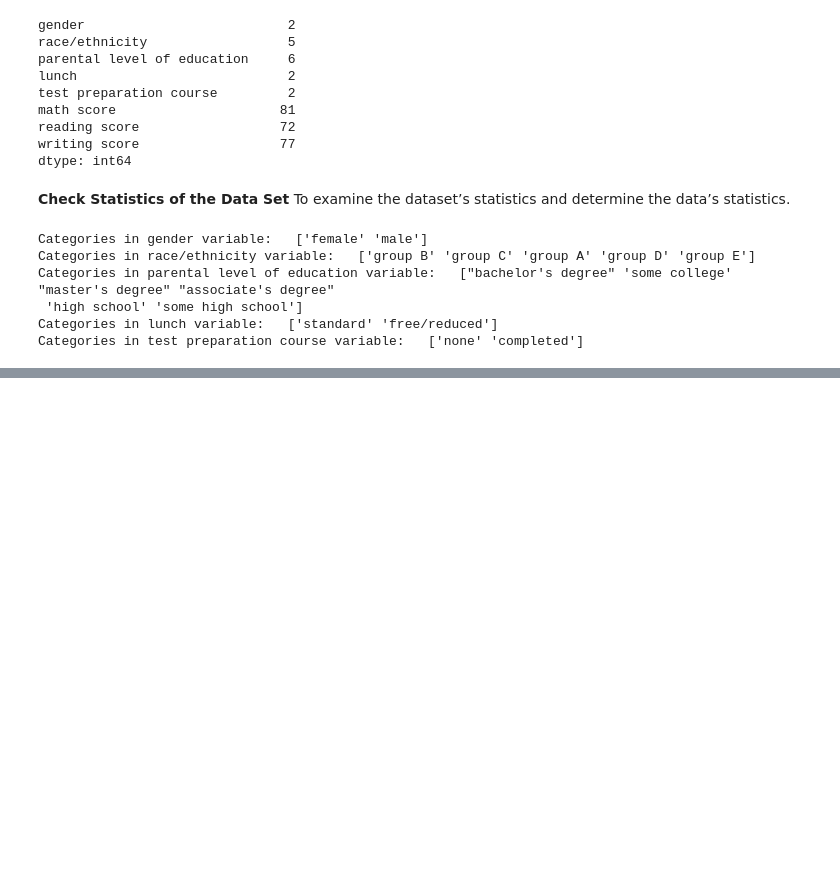
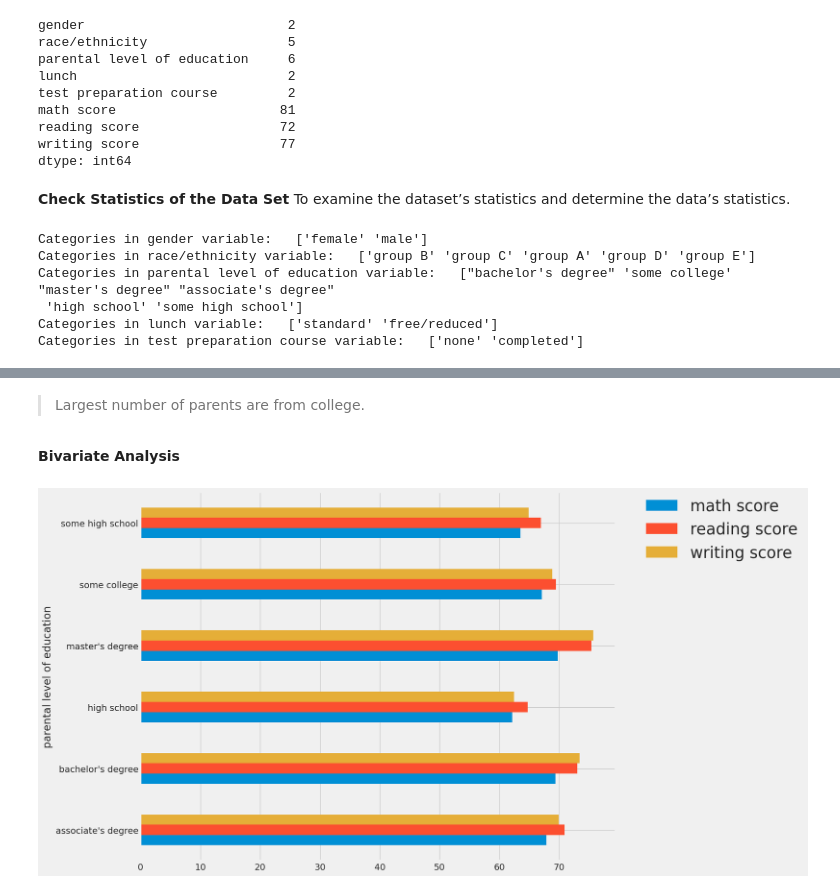
Before and after one commit to AriyantGit/Student_Data_Analysis, a Jupyter notebook: students-data-analysis.ipynb, the cells around one changed output, grey strips where cells are left out. Cells and saved outputs as stored; diff of their text form; code cells hidden in the pictures; blank space fills up the shorter version.

```diff
--- a/students-data-analysis.ipynb
+++ b/students-data-analysis.ipynb
@@ -113,0 +198,11 @@ Categories in test preparation course variable:   ['none' 'completed']
+# %% [markdown]
+> Largest number of parents are from college.
+# %% [markdown]
+**Bivariate Analysis**
+# %%
+plt.style.use('fivethirtyeight')
+df.groupby('parental level of education').agg('mean').plot(kind='barh',figsize=(12,10))
+plt.legend(bbox_to_anchor=(1.05, 1), loc=2, borderaxespad=0.,fontsize=25)
+plt.show()
+# %% [output]
+[figure, added]
```
Also changed, not shown: parts of 15 cells of this notebook.
